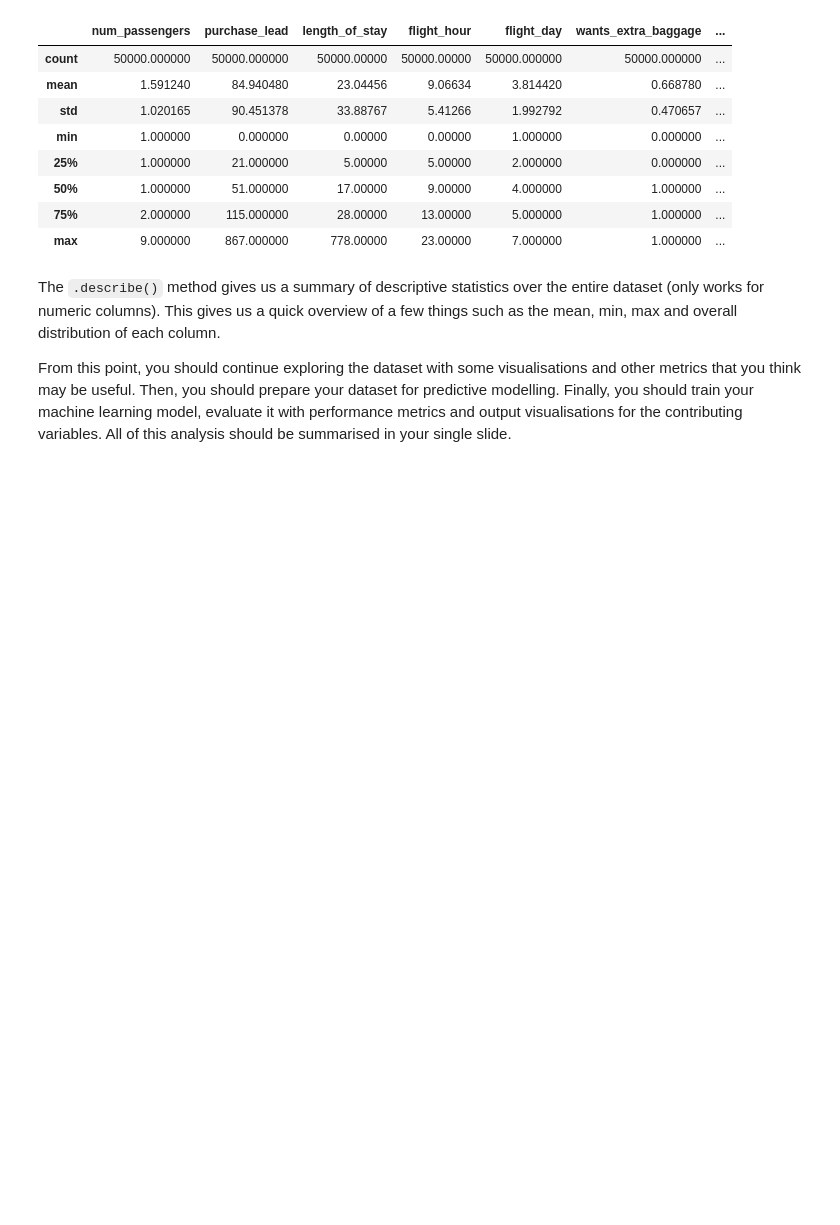
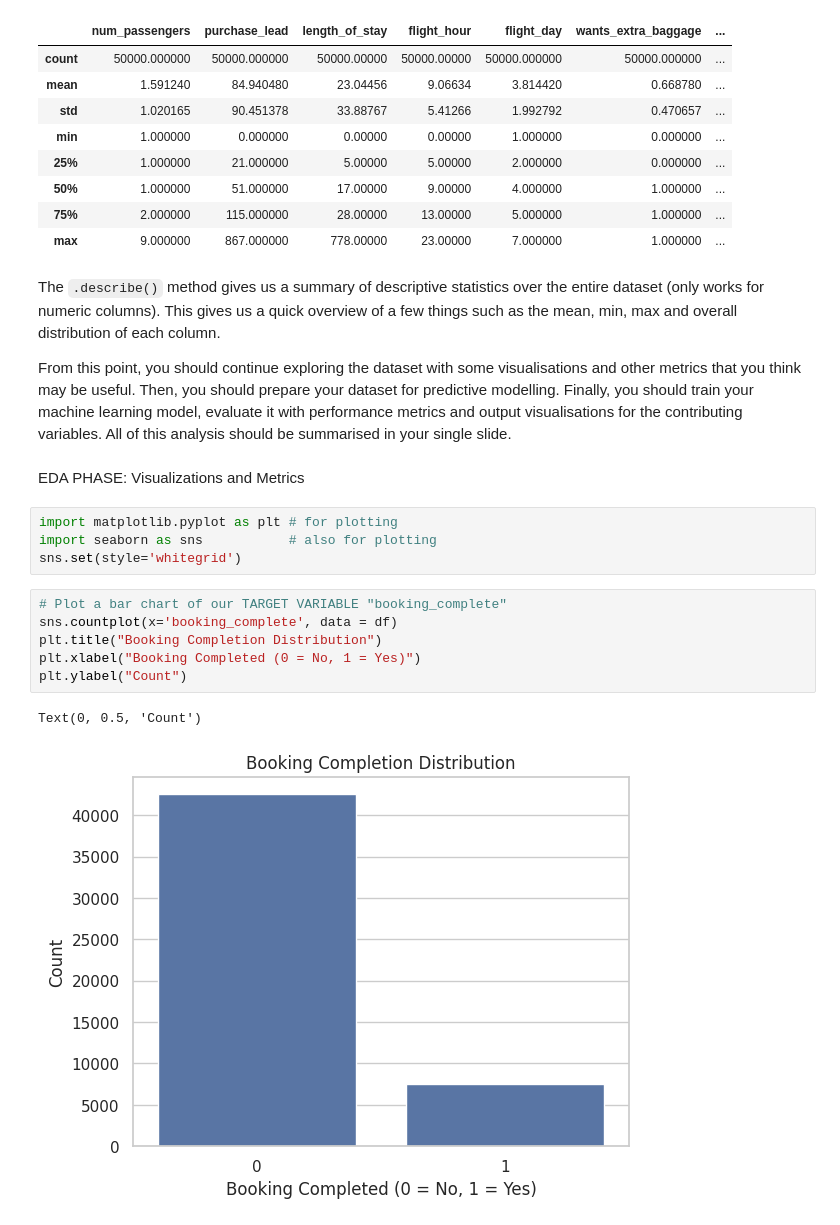
Before and after one commit to JzesatiD/british_airlines_dataproj, a Jupyter notebook: BA_ML.ipynb, the cells around one changed output. Drawn from its saved outputs; the diff is of its cells as text; blank space fills up the shorter version.

```diff
--- a/BA_ML.ipynb
+++ b/BA_ML.ipynb
@@ -122,3 +125,18 @@ df.describe()
 The `.describe()` method gives us a summary of descriptive statistics over the entire dataset (only works for numeric columns). This gives us a quick overview of a few things such as the mean, min, max and overall distribution of each column.
 
 From this point, you should continue exploring the dataset with some visualisations and other metrics that you think may be useful. Then, you should prepare your dataset for predictive modelling. Finally, you should train your machine learning model, evaluate it with performance metrics and output visualisations for the contributing variables. All of this analysis should be summarised in your single slide.
+# %% [markdown]
+EDA PHASE: Visualizations and Metrics
+# %%
+import matplotlib.pyplot as plt # for plotting
+import seaborn as sns           # also for plotting
+sns.set(style='whitegrid')
+# %%
+# Plot a bar chart of our TARGET VARIABLE "booking_complete"
+sns.countplot(x='booking_complete', data = df)
+plt.title("Booking Completion Distribution")
+plt.xlabel("Booking Completed (0 = No, 1 = Yes)")
+plt.ylabel("Count")
+# %% [output]
+Text(0, 0.5, 'Count')
+[figure, added]
```
Also changed, not shown: parts of 5 cells of this notebook.
